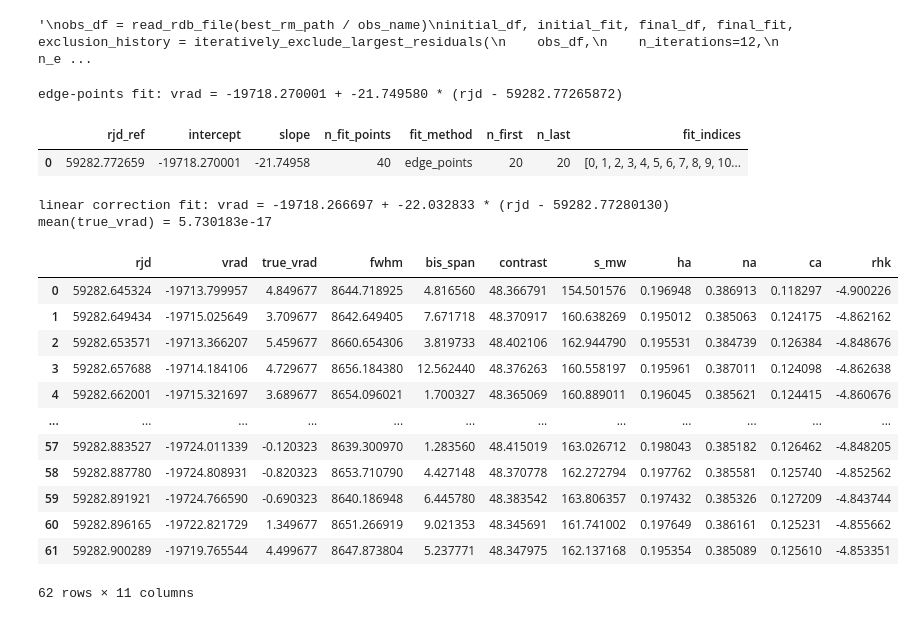
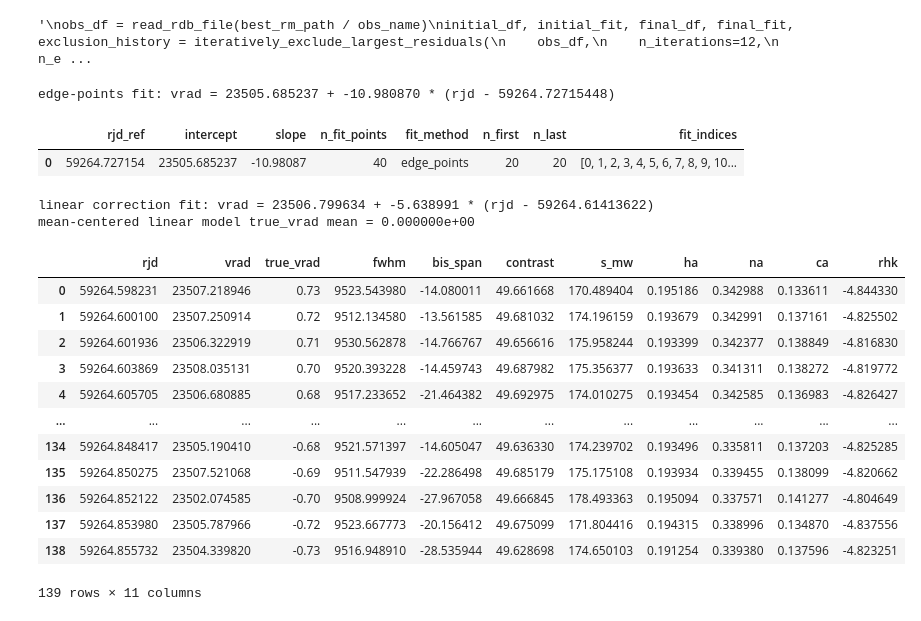
Before and after one commit to vadibekyan/RV_from_RM, a Jupyter notebook: best_rm_preprocessing.ipynb, the cells around one changed output. Drawn from its saved outputs; the diff is of its cells as text; code cells hidden in the pictures.

Commit message:
Correct best_rm_preprocessing for true RV fit

```diff
--- a/best_rm_preprocessing.ipynb
+++ b/best_rm_preprocessing.ipynb
@@ -247,7 +247,7 @@ fig.show()
 # %% [output]
 '\nobs_df = read_rdb_file(best_rm_path / obs_name)\ninitial_df, initial_fit, final_df, final_fit, exclusion_history = iteratively_exclude_largest_residuals(\n    obs_df,\n    n_iterations=12,\n    n_e ...
 # %%
-obs_name = 'WASP131_esp19_1.rdb'
+obs_name = 'WASP166_esp19_2.rdb'
 obs_df = read_rdb_file(best_rm_path / obs_name)
 
 def iteratively_clip_by_rms(obs_name, rms_threshold=2.0, max_iterations=10, observations_path=best_rm_path):
@@ -396,9 +396,9 @@ else:
 
 fig.show()
 # %% [output]
-edge-points fit: vrad = -19718.270001 + -21.749580 * (rjd - 59282.77265872)
+edge-points fit: vrad = 23505.685237 + -10.980870 * (rjd - 59264.72715448)
 |  | rjd_ref | intercept | slope | n_fit_points | fit_method | n_first | n_last | fit_indices |
-| 0 | 59282.772659 | -19718.270001 | -21.74958 | 40 | edge_points | 20 | 20 | [0, 1, 2, 3, 4, 5, 6, 7, 8, 9, 10... |
+| 0 | 59264.727154 | 23505.685237 | -10.98087 | 40 | edge_points | 20 | 20 | [0, 1, 2, 3, 4, 5, 6, 7, 8, 9, 10... |
 # %%
 def make_linear_corrected_observation_df(
     obs_name,
@@ -431,54 +431,79 @@ def make_linear_corrected_observation_df(
         if column not in fitted_df.columns:
             fitted_df[column] = np.nan
 
     corrected_df = fitted_df[output_columns].copy()
-    corrected_df['true_vrad'] = fitted_df['vrad'] - fitted_df['linear_model']
+    corrected_df['true_vrad'] = fitted_df['linear_model']
     corrected_df['true_vrad'] = np.round(corrected_df['true_vrad'] - corrected_df['true_vrad'].mean(), decimals=2)
-    corrected_df['true_vrad'] = corrected_df['true_vrad'] - corrected_df['true_vrad'].mean()
     corrected_df = corrected_df[
         ['rjd', 'vrad', 'true_vrad', 'fwhm', 'bis_span', 'contrast', 's_mw', 'ha', 'na', 'ca', 'rhk']
     ]
 
     output_path = observations_path / "linear_corrected"
     output_path.mkdir(exist_ok=True)
-    corrected_df.to_csv(output_path / f"{obs_name.replace('.rdb', '')}_linear_corrected.csv", index=False)
+    corrected_file = output_path / f"{obs_name.replace('.rdb', '')}_linear_corrected.csv"
+    corrected_df.to_csv(corrected_file, index=False)
+
+    parameter_file = output_path / "linear_model_parameters.csv"
+    parameter_row = pd.DataFrame(
+        [
+            {
+                'observation_file': obs_name,
+                'corrected_file': corrected_file.name,
+                'fit_method': fit_method,
+                'rms_threshold': rms_threshold if fit_method == 'rms_clip' else np.nan,
+                'max_iterations': max_iterations if fit_method == 'rms_clip' else np.nan,
+                'n_first': n_first if fit_method == 'edge_points' else np.nan,
+                'n_last': n_last if fit_method == 'edge_points' else np.nan,
+                'rjd_ref': fit_result['rjd_ref'],
+                'intercept': fit_result['intercept'],
+                'slope': fit_result['slope'],
+                'n_fit_points': fit_result['n_fit_points'],
+            }
+        ]
+    )
+    parameter_row.to_csv(
+        parameter_file,
+        mode='a',
+        header=not parameter_file.exists(),
+        index=False,
+    )
 
     return corrected_df, fit_result, fit_history, fitted_df
 
 
 #obs_name = 'HD209458_esp19_1.rdb'
 
 corrected_obs_df, corrected_fit, corrected_clip_history, corrected_fit_df = make_linear_corrected_observation_df(
     obs_name,
-    fit_method='rms_clip',
+    fit_method='edge_points',
     rms_threshold=1.5,
     max_iterations=5,
-    n_first=5,
-    n_last=4,
+    n_first=10,
+    n_last=8,
 )
 
 print(
     f"linear correction fit: vrad = {corrected_fit['intercept']:.6f} "
     f"+ {corrected_fit['slope']:.6f} * (rjd - {corrected_fit['rjd_ref']:.8f})"
 )
-print(f"mean(true_vrad) = {corrected_obs_df['true_vrad'].mean():.6e}")
+print(f"mean-centered linear model true_vrad mean = {corrected_obs_df['true_vrad'].mean():.6e}")
 display(corrected_obs_df)
 # %% [output]
-linear correction fit: vrad = -19718.266697 + -22.032833 * (rjd - 59282.77280130)
-mean(true_vrad) = 5.730183e-17
+linear correction fit: vrad = 23506.799634 + -5.638991 * (rjd - 59264.61413622)
+mean-centered linear model true_vrad mean = 0.000000e+00
 |  | rjd | vrad | true_vrad | fwhm | bis_span | contrast | s_mw | ha | na | ca | rhk |
-| 0 | 59282.645324 | -19713.799957 | 4.849677 | 8644.718925 | 4.816560 | 48.366791 | 154.501576 | 0.196948 | 0.386913 | 0.118297 | -4.900226 |
-| 1 | 59282.649434 | -19715.025649 | 3.709677 | 8642.649405 | 7.671718 | 48.370917 | 160.638269 | 0.195012 | 0.385063 | 0.124175 | -4.862162 |
-| 2 | 59282.653571 | -19713.366207 | 5.459677 | 8660.654306 | 3.819733 | 48.402106 | 162.944790 | 0.195531 | 0.384739 | 0.126384 | -4.848676 |
-| 3 | 59282.657688 | -19714.184106 | 4.729677 | 8656.184380 | 12.562440 | 48.376263 | 160.558197 | 0.195961 | 0.387011 | 0.124098 | -4.862638 |
-| 4 | 59282.662001 | -19715.321697 | 3.689677 | 8654.096021 | 1.700327 | 48.365069 | 160.889011 | 0.196045 | 0.385621 | 0.124415 | -4.860676 |
+| 0 | 59264.598231 | 23507.218946 | 0.73 | 9523.543980 | -14.080011 | 49.661668 | 170.489404 | 0.195186 | 0.342988 | 0.133611 | -4.844330 |
+| 1 | 59264.600100 | 23507.250914 | 0.72 | 9512.134580 | -13.561585 | 49.681032 | 174.196159 | 0.193679 | 0.342991 | 0.137161 | -4.825502 |
+| 2 | 59264.601936 | 23506.322919 | 0.71 | 9530.562878 | -14.766767 | 49.656616 | 175.958244 | 0.193399 | 0.342377 | 0.138849 | -4.816830 |
+| 3 | 59264.603869 | 23508.035131 | 0.70 | 9520.393228 | -14.459743 | 49.687982 | 175.356377 | 0.193633 | 0.341311 | 0.138272 | -4.819772 |
+| 4 | 59264.605705 | 23506.680885 | 0.68 | 9517.233652 | -21.464382 | 49.692975 | 174.010275 | 0.193454 | 0.342585 | 0.136983 | -4.826427 |
 | ... | ... | ... | ... | ... | ... | ... | ... | ... | ... | ... | ... |
-| 57 | 59282.883527 | -19724.011339 | -0.120323 | 8639.300970 | 1.283560 | 48.415019 | 163.026712 | 0.198043 | 0.385182 | 0.126462 | -4.848205 |
-| 58 | 59282.887780 | -19724.808931 | -0.820323 | 8653.710790 | 4.427148 | 48.370778 | 162.272794 | 0.197762 | 0.385581 | 0.125740 | -4.852562 |
-| 59 | 59282.891921 | -19724.766590 | -0.690323 | 8640.186948 | 6.445780 | 48.383542 | 163.806357 | 0.197432 | 0.385326 | 0.127209 | -4.843744 |
-| 60 | 59282.896165 | -19722.821729 | 1.349677 | 8651.266919 | 9.021353 | 48.345691 | 161.741002 | 0.197649 | 0.386161 | 0.125231 | -4.855662 |
-| 61 | 59282.900289 | -19719.765544 | 4.499677 | 8647.873804 | 5.237771 | 48.347975 | 162.137168 | 0.195354 | 0.385089 | 0.125610 | -4.853351 |
+| 134 | 59264.848417 | 23505.190410 | -0.68 | 9521.571397 | -14.605047 | 49.636330 | 174.239702 | 0.193496 | 0.335811 | 0.137203 | -4.825285 |
+| 135 | 59264.850275 | 23507.521068 | -0.69 | 9511.547939 | -22.286498 | 49.685179 | 175.175108 | 0.193934 | 0.339455 | 0.138099 | -4.820662 |
+| 136 | 59264.852122 | 23502.074585 | -0.70 | 9508.999924 | -27.967058 | 49.666845 | 178.493363 | 0.195094 | 0.337571 | 0.141277 | -4.804649 |
+| 137 | 59264.853980 | 23505.787966 | -0.72 | 9523.667773 | -20.156412 | 49.675099 | 171.804416 | 0.194315 | 0.338996 | 0.134870 | -4.837556 |
+| 138 | 59264.855732 | 23504.339820 | -0.73 | 9516.948910 | -28.535944 | 49.628698 | 174.650103 | 0.191254 | 0.339380 | 0.137596 | -4.823251 |
-62 rows × 11 columns
+139 rows × 11 columns
 # %%
 corrected_obs_df.describe()
 # %% [output]
```
Also changed, not shown: parts of 1 cell of this notebook, 24 other files.
